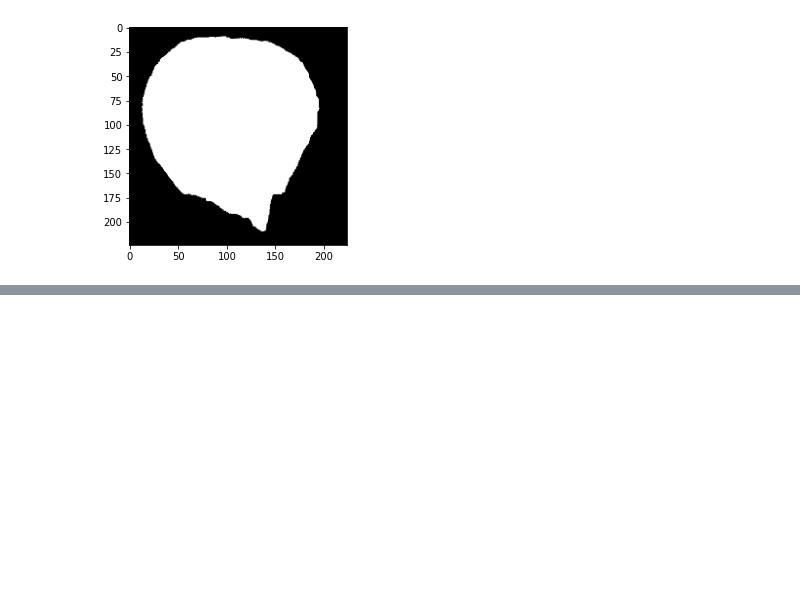
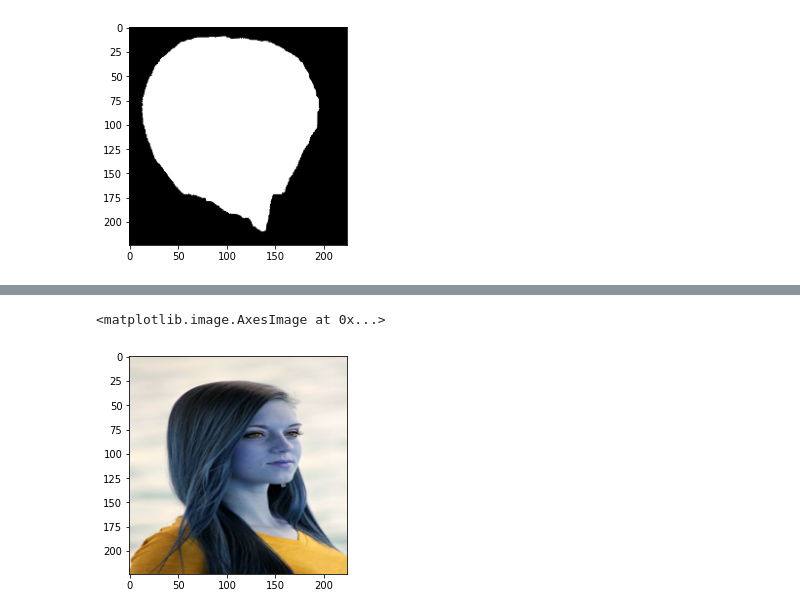
Before and after one commit to AwaisFazli/ChangeHairColorApp, a Jupyter notebook: HairSegmentation.ipynb, the cells around one changed output, grey strips where cells are left out. Cells and saved outputs as stored; diff of their text form; code cells hidden in the pictures; blank space fills up the shorter version.

```diff
--- a/HairSegmentation.ipynb
+++ b/HairSegmentation.ipynb
@@ -177,0 +248,7 @@ mask = model.predict(np.asarray([test_pic_pred])).reshape((224,224))
+# %%
+contours, hierarchy = cv2.findContours(image=m1, mode=cv2.RETR_TREE, method=cv2.CHAIN_APPROX_SIMPLE)
+cv2.drawContours(test_pic, contours, 1, (0,0,255), 1)
+plt.imshow(test_pic)
+# %% [output]
+<matplotlib.image.AxesImage at 0x...>
+[figure, added]
```
Also changed, not shown: parts of 9 cells of this notebook.
